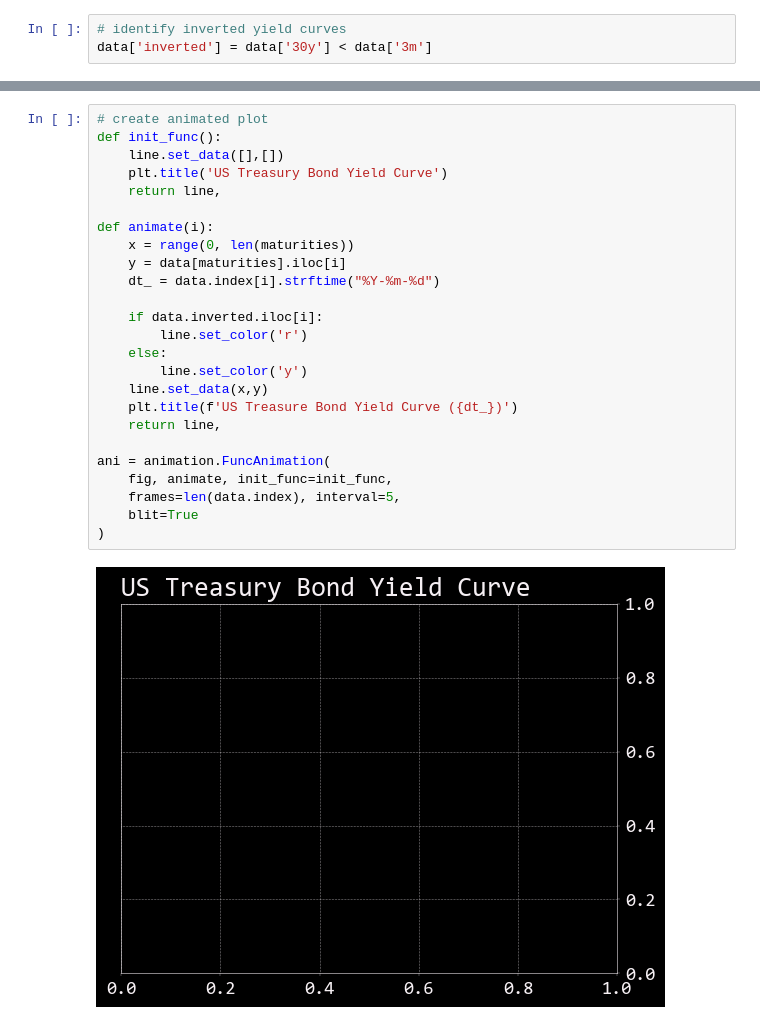
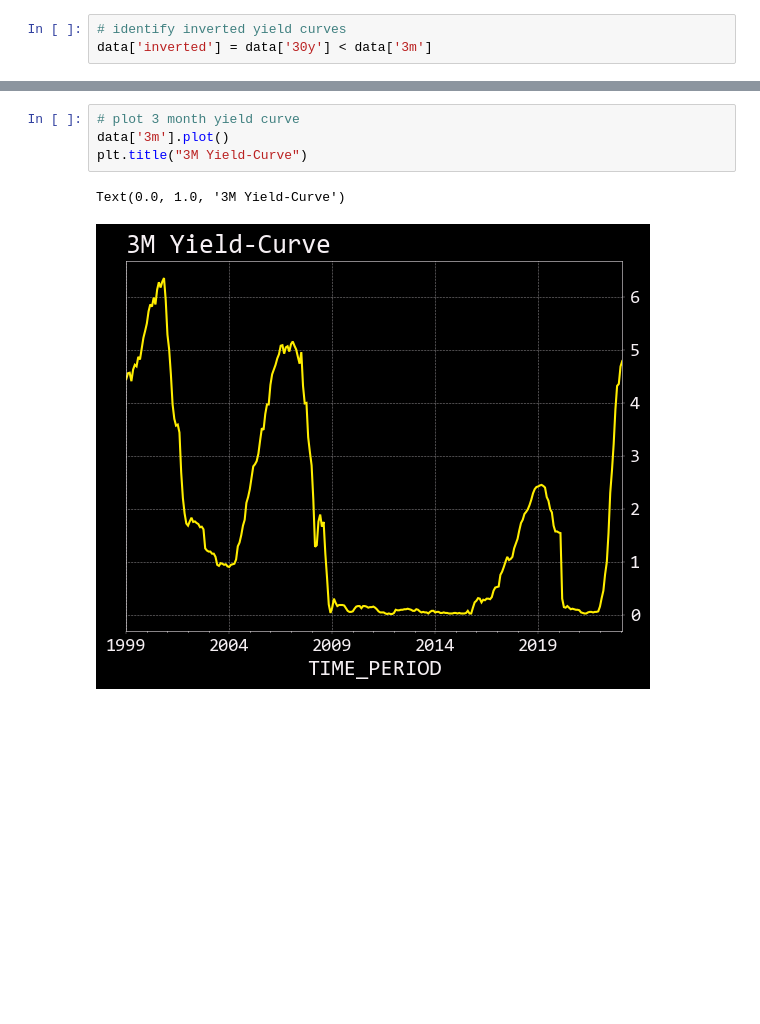
Before and after one commit to akaigraham/practical-deep-learning, a Jupyter notebook: yield-curve-viz/yield-curve.ipynb, the cells around one changed output, grey strips where cells are left out. Saved outputs shown, nothing was run; the diff lists cells and outputs as text; blank space fills up the shorter version.

Commit message:
initial yield curve visualizations

```diff
--- a/yield-curve-viz/yield-curve.ipynb
+++ b/yield-curve-viz/yield-curve.ipynb
@@ -72,27 +41,7 @@ Text(0.5, 0, 'Time to maturity')
-# %%
-# create animated plot
-def init_func():
-    line.set_data([],[])
-    plt.title('US Treasury Bond Yield Curve')
-    return line,
-
-def animate(i):
-    x = range(0, len(maturities))
-    y = data[maturities].iloc[i]
-    dt_ = data.index[i].strftime("%Y-%m-%d")
-
-    if data.inverted.iloc[i]:
-        line.set_color('r')
-    else:
-        line.set_color('y')
-    line.set_data(x,y)
-    plt.title(f'US Treasure Bond Yield Curve ({dt_})')
-    return line,
-
-ani = animation.FuncAnimation(
-    fig, animate, init_func=init_func,
-    frames=len(data.index), interval=5,
-    blit=True
-)
-# %% [output]
-[figure, removed]
+# %%
+# plot 3 month yield curve
+data['3m'].plot()
+plt.title("3M Yield-Curve")
+# %% [output]
+Text(0.0, 1.0, '3M Yield-Curve')
+[figure, added]
```
Also changed, not shown: parts of 2 cells of this notebook.
